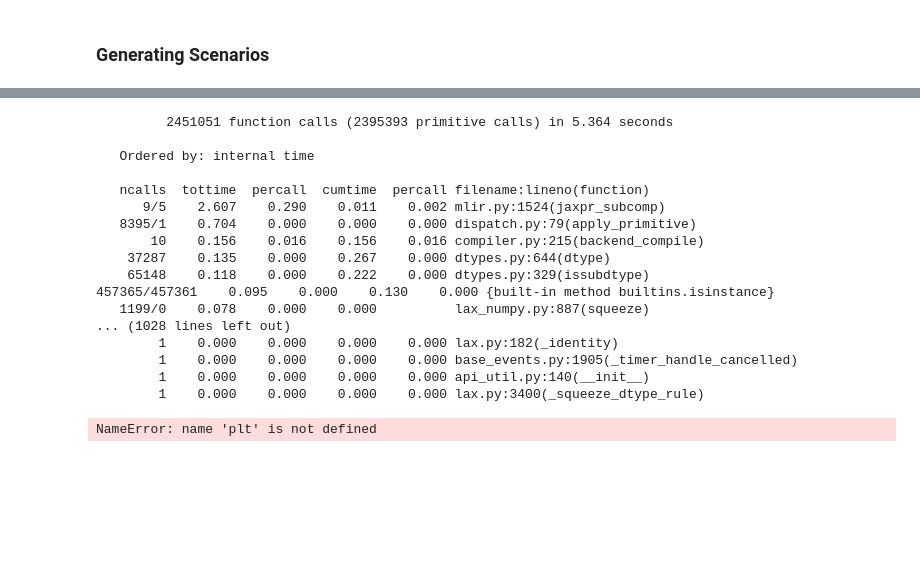
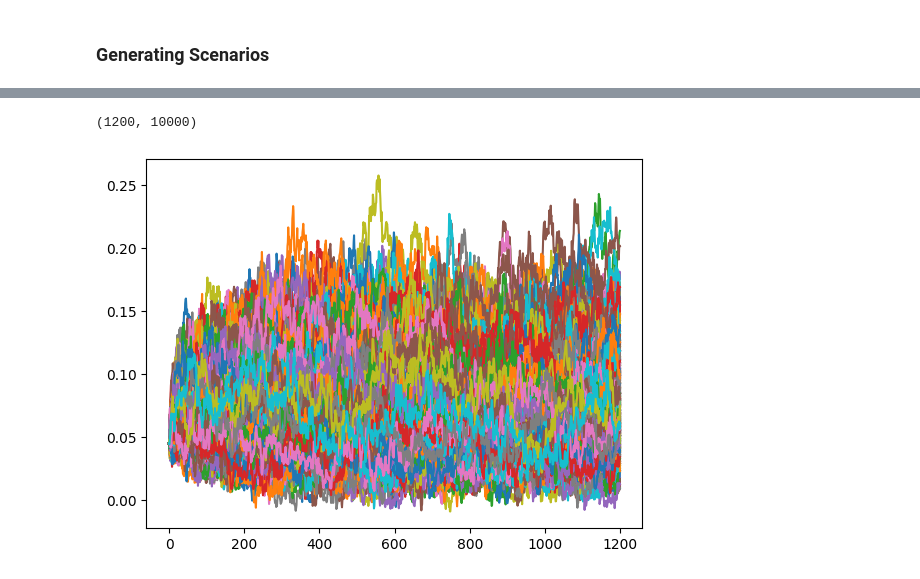
Before and after one commit to JKilgallen/efficient-economic-scenario-generation, a Jupyter notebook: analysis/jack_analysis.ipynb, the cells around one changed output, grey strips where cells are left out. Cells and saved outputs as stored; diff of their text form; code cells hidden in the pictures; blank space fills up the shorter version.

```diff
--- a/analysis/jack_analysis.ipynb
+++ b/analysis/jack_analysis.ipynb
@@ -126,9 +125,8 @@ def generate_processes_jax(x0, dt, alpha, mu, sigma, dZ):
     x = x.at[:, 0].set(x0)
 
     update_jax_jit = jax.jit(update_jax)
-    for i in range(1, 1200):
+    for i in range(1, dZ.shape[1]):
         x = x.at[:, i].set(update_jax_jit(x[:, i-1], alpha, mu, sigma, dt, dZ[:, i-1]))
-
 
     xt1 = jnp.sum(x,axis=0)
     phi = 0.045 - jnp.expand_dims(jnp.sum(x0,axis=0), axis=0)
@@ -138,7 +136,7 @@ def generate_processes_jax(x0, dt, alpha, mu, sigma, dZ):
 # %% [markdown]
 ### Setting Parameters
 # %%
-n_trials = 100000
+n_trials = 100_000
 
 n_years = 100
 dt = 1/12
@@ -152,7 +150,7 @@ sigma = jnp.array([jnp.repeat(0.0412, n_trials), jnp.repeat(0.0287, n_trials)])
 # %% [markdown]
 ### Generating Scenarios
 # %%
-key = jax.random.PRNGKey(57)
+key = jax.random.PRNGKey(108)
 X = jax.random.normal(key=key, shape=(n_factors, int(n_years / dt), n_trials))
 
 correlate_weiner_process_jax_jit = jax.jit(correlate_weiner_process_jax)
@@ -166,28 +165,12 @@ Error:
 # %%
 # Profile the jax code with jax profiling
 generate_processes_jax_jit = jax.jit(generate_processes_jax)
+
 with Profile() as prof:
-    n = generate_processes_jax(x0, dt, alpha, mu, sigma, dZ).block_until_ready()
+    n = generate_processes_jax_jit(x0, dt, alpha, mu, sigma, dZ)
     prof.print_stats(sort='tottime')
-# %% [output]
-         2451051 function calls (2395393 primitive calls) in 5.364 seconds
-
-   Ordered by: internal time
-
-   ncalls  tottime  percall  cumtime  percall filename:lineno(function)
-      9/5    2.607    0.290    0.011    0.002 mlir.py:1524(jaxpr_subcomp)
-   8395/1    0.704    0.000    0.000    0.000 dispatch.py:79(apply_primitive)
-       10    0.156    0.016    0.156    0.016 compiler.py:215(backend_compile)
-    37287    0.135    0.000    0.267    0.000 dtypes.py:644(dtype)
-    65148    0.118    0.000    0.222    0.000 dtypes.py:329(issubdtype)
-457365/457361    0.095    0.000    0.130    0.000 {built-in method builtins.isinstance}
-   1199/0    0.078    0.000    0.000          lax_numpy.py:887(squeeze)
-... (1028 lines left out)
-        1    0.000    0.000    0.000    0.000 lax.py:182(_identity)
-        1    0.000    0.000    0.000    0.000 base_events.py:1905(_timer_handle_cancelled)
-        1    0.000    0.000    0.000    0.000 api_util.py:140(__init__)
-        1    0.000    0.000    0.000    0.000 lax.py:3400(_squeeze_dtype_rule)
 # %%
-# plt.plot(n);
+plt.plot(n[:, :1000]);
 # %% [output]
-NameError: name 'plt' is not defined
+(1200, 10000)
+[figure, added]
```
Also changed, not shown: parts of 4 cells of this notebook.
